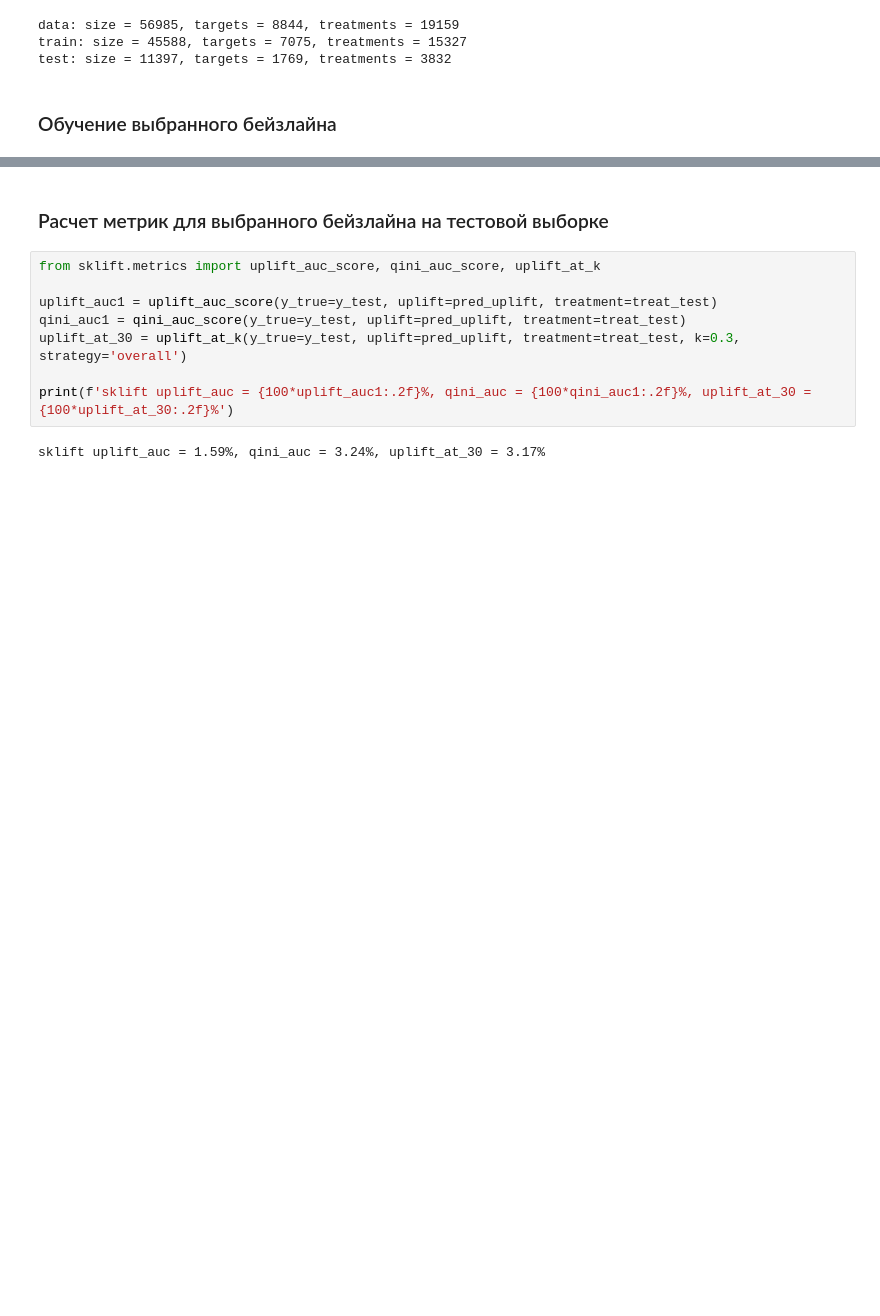
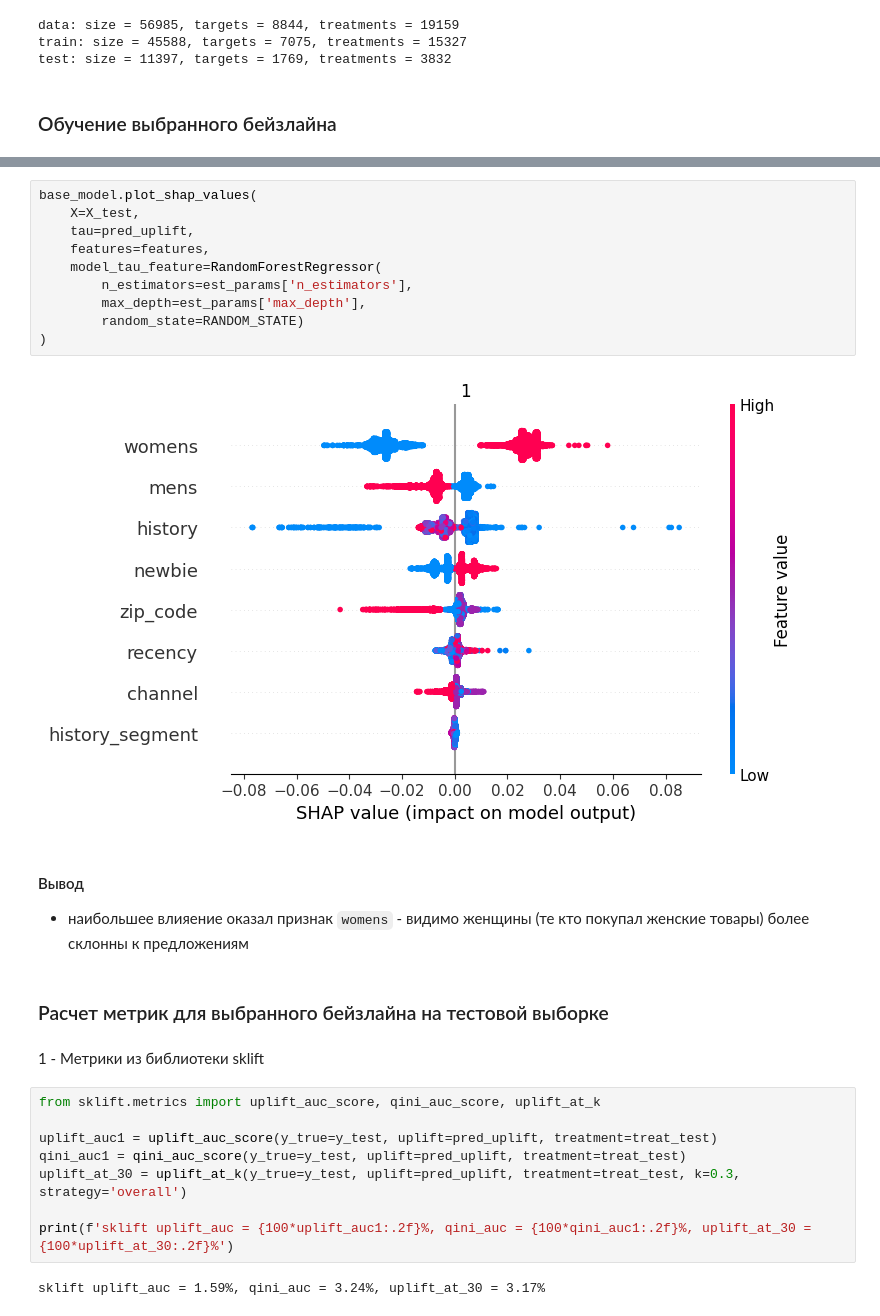
Before and after one commit to khromenko/mle-uplift-final-project-2025, a Jupyter notebook: final_project.ipynb, the cells around one changed output, grey strips where cells are left out. Cells and saved outputs as stored; diff of their text form; blank space fills up the shorter version.

```diff
--- a/final_project.ipynb
+++ b/final_project.ipynb
@@ -799,5 +862,22 @@ array([ 0.21364326,  0.20028394,  0.19402649, ..., -0.16841128,
+# %%
+base_model.plot_shap_values(
+    X=X_test,
+    tau=pred_uplift,
+    features=features,
+    model_tau_feature=RandomForestRegressor(
+        n_estimators=est_params['n_estimators'],
+        max_depth=est_params['max_depth'],
+        random_state=RANDOM_STATE)
+)
+# %% [output]
+[figure, added]
+# %% [markdown]
+#### Вывод
+- наибольшее влияение оказал признак `womens` - видимо женщины (те кто покупал женские товары) более склонны к предложениям
 # %% [markdown]
 ### Расчет метрик для выбранного бейзлайна на тестовой выборке
+# %% [markdown]
+1 - Метрики из библиотеки sklift
 # %%
 from sklift.metrics import uplift_auc_score, qini_auc_score, uplift_at_k
 
```
Also changed, not shown: parts of 15 cells of this notebook, 2 other files.
